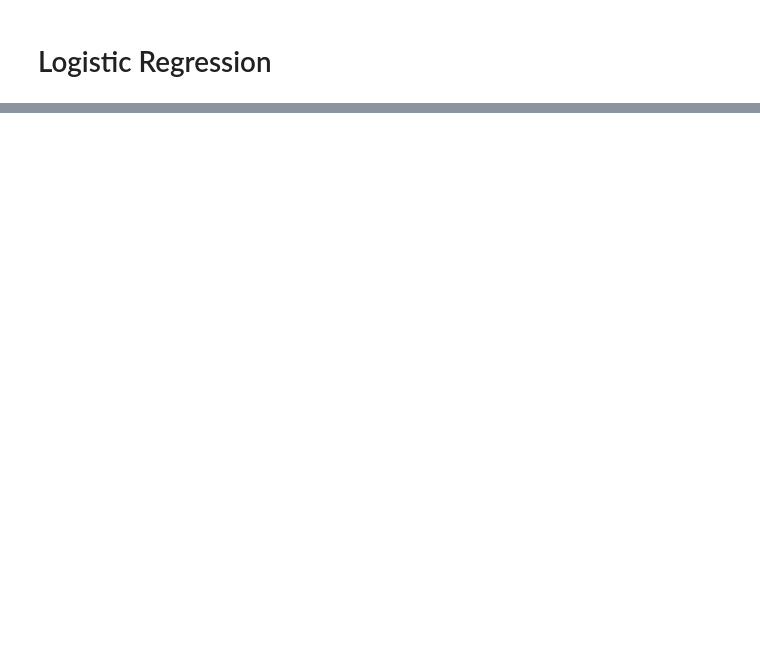
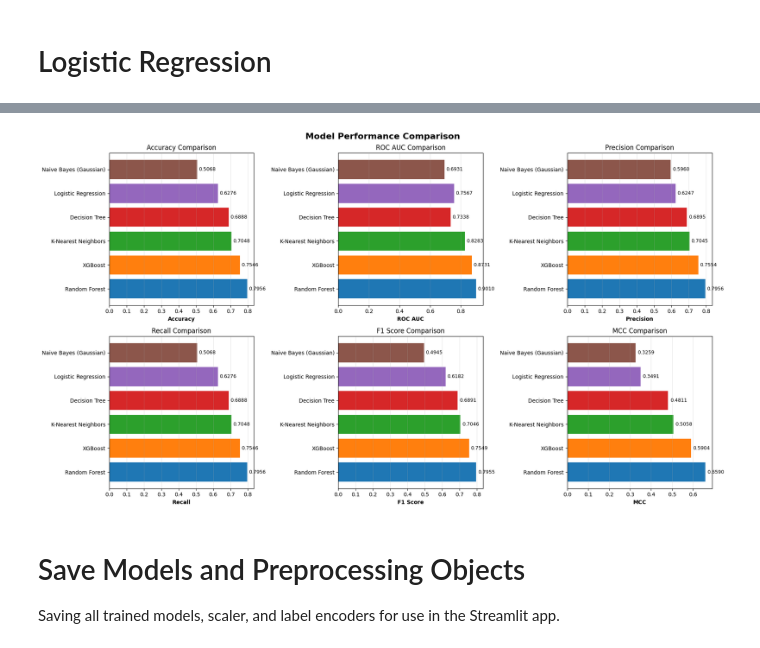
Before and after one commit to adil200/MachineLearningAssignment2, a Jupyter notebook: model/model.ipynb, the cells around one changed output, grey strips where cells are left out. Drawn from its saved outputs; the diff is of its cells as text; code cells hidden in the pictures; blank space fills up the shorter version.

```diff
--- a/model/model.ipynb
+++ b/model/model.ipynb
@@ -251,0 +907,24 @@ Logistic Regression Results:
+# %%
+# Creating comparison dataframe
+results_df = pd.DataFrame({
+    'Model': ['Logistic Regression', 'Decision Tree', 'K-Nearest Neighbors',
+              'Naive Bayes (Gaussian)', 'Random Forest', 'XGBoost'],
+    'Accuracy': [accuracy, accuracy_dt, accuracy_knn, accuracy_nb, accuracy_rf, accuracy_xgb],
+    'ROC AUC': [roc_auc, roc_auc_dt, roc_auc_knn, roc_auc_nb, roc_auc_rf, roc_auc_xgb],
+    'Precision': [precision, precision_dt, precision_knn, precision_nb, precision_rf, precision_xgb],
+    'Recall': [recall, recall_dt, recall_knn, recall_nb, recall_rf, recall_xgb],
+    'F1 Score': [f1, f1_dt, f1_knn, f1_nb, f1_rf, f1_xgb],
+    'MCC': [mcc, mcc_dt, mcc_knn, mcc_nb, mcc_rf, mcc_xgb]
+})
+
+# Rounding to 4 decimal places
+results_df = results_df.round(4)
+
+# Sorting by Accuracy (descending)
+results_df = results_df.sort_values('Accuracy', ascending=False).reset_index(drop=True)
+
+print("Model Comparison Summary:")
+print("=" * 100)
+print(results_df.to_string(index=False))
+print("=" * 100)
+print(f"\nBest Model by Accuracy: {results_df.iloc[0]['Model']} ({results_df.iloc[0]['Accuracy']:.4f})")
@@ -251,0 +944,26 @@ Logistic Regression Results:
+# %%
+# Visualizing model comparison
+import matplotlib.pyplot as plt
+
+fig, axes = plt.subplots(2, 3, figsize=(18, 10))
+fig.suptitle('Model Performance Comparison', fontsize=16, fontweight='bold')
+
+metrics = ['Accuracy', 'ROC AUC', 'Precision', 'Recall', 'F1 Score', 'MCC']
+colors = ['#1f77b4', '#ff7f0e', '#2ca02c', '#d62728', '#9467bd', '#8c564b']
+
+for idx, (ax, metric) in enumerate(zip(axes.flatten(), metrics)):
+    ax.barh(results_df['Model'], results_df[metric], color=colors)
+    ax.set_xlabel(metric, fontweight='bold')
+    ax.set_title(f'{metric} Comparison')
+    ax.grid(axis='x', alpha=0.3)
+
+    for i, v in enumerate(results_df[metric]):
+        ax.text(v + 0.01, i, f'{v:.4f}', va='center', fontsize=9)
+
+plt.tight_layout()
+plt.show()
+# %% [output]
+[figure, added]
+# %% [markdown]
+# Save Models and Preprocessing Objects
+Saving all trained models, scaler, and label encoders for use in the Streamlit app.
```
Also changed, not shown: parts of 50 cells of this notebook, 13 other files.
